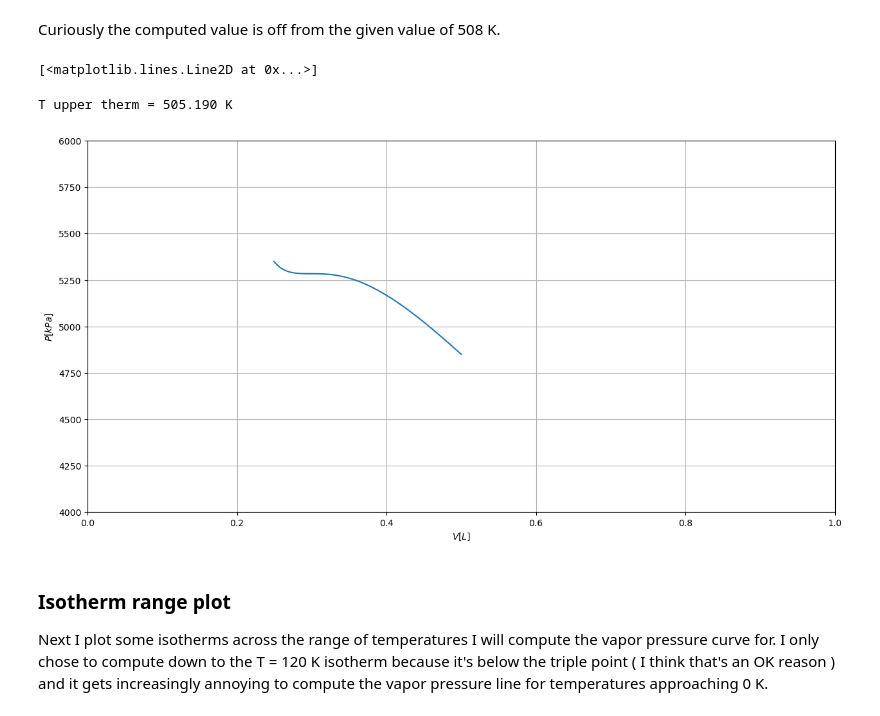
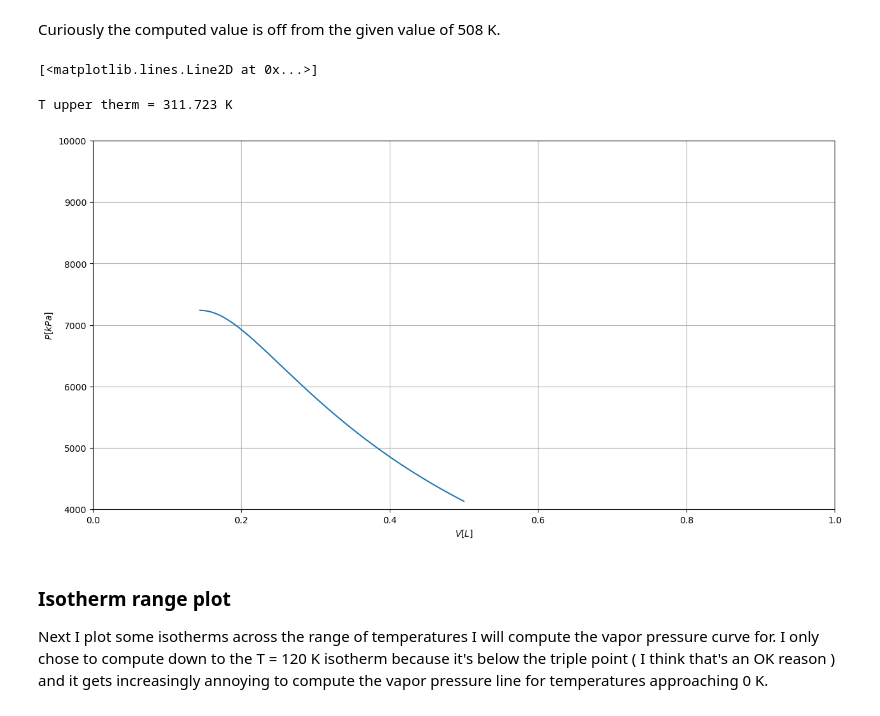
Before and after one commit to knownothingbozo/PHYS-3411, a Jupyter notebook: Van der Waals_integral_search(N02).ipynb, the cells around one changed output. Saved outputs shown, nothing was run; the diff lists cells and outputs as text; code cells hidden in the pictures.

```diff
--- a/Van der Waals_integral_search(N02).ipynb
+++ b/Van der Waals_integral_search(N02).ipynb
@@ -17,12 +17,12 @@ N = 6.022E23
 k = 1.381E-23
 R = N*k
 n = 1
-T = np.linspace(0.2, 10, 2)
+T = np.linspace(10, 500, 5)
 a = 3.832 * 101.325   #NO2
 b = 0.04415
 
 min = n*b+1E-4
-V = np.linspace(min,1E5, 25000000)
+V = np.linspace(min,10, 250000)
 P = np.zeros((T.size,V.size))
 def P_(V,T): return (n*R*T)/(V-n*b) - (a*n**2)/V**2
 for i in range(T.size):
@@ -40,5 +43,5 @@ for i in range(T.size):
 # %%
-i = 0
+i = 2
 G = -n*R*T[i]*np.log(V-n*b)+((n**2*R*T[i]*b)/(V-n*b))-((2*a*n**2)/V)
 # %%
 fig = plt.figure(figsize=(15,7.5))
@@ -51,7 +54,7 @@ ax0.plot(P[i], G)
 # %% [markdown]
 ## Find upper iostherm
 # %%
-T = np.linspace(450, 600, 5)
+T = np.linspace(310, 320, 5)
 
 min = n*b+1E-4
 V = np.linspace(min, 0.5, 25000)
@@ -61,7 +64,7 @@ for i in range(T.size):
     P[i] = P_(V, T[i])
 
 fig = plt.figure(figsize=(15,7.5))
-ax0 = fig.add_subplot(1, 1, 1, xlabel='$V [L]$', ylabel='$P [kPa]$', ylim=(0, 20000), xlim=(0, 1))
+ax0 = fig.add_subplot(1, 1, 1, xlabel='$V [L]$', ylabel='$P [kPa]$', ylim=(5000, 10000), xlim=(0.05, 0.2))
 ax0.grid()
 for i in range(T.size):
     ax0.plot(V, P[i,:])
@@ -78,7 +81,7 @@ Focusing in on the highest isotherm for which there is only one point of inflect
 # %%
 min = n*b+1E-4
-T = np.linspace(500, 510, 500)
-V = np.linspace(min+0.15, 0.5, 25000)
+T = np.linspace(310, 320, 500)
+V = np.linspace(min+0.1, 0.5, 2500000)
 for i in range(T.size):               ### HERE I'M TAKING THE HIGHEST ISOTHERM WITH ONLY ONE FIRST DERIVATIVE ZERO
     P = P_(V, T[i])                   ### BY NUMERICALLY SEARCHING FOR A SET OF TWO POINTS WHERE DP/DV < 0
     d = 0
@@ -92,14 +95,14 @@ for i in range(T.size):               ### HERE I'M TAKING THE HIGHEST ISOTHERM W
 Curiously the computed value is off from the given value of 508 K.
 # %%
 fig = plt.figure(figsize=(15,7.5))
-ax0 = fig.add_subplot(1, 1, 1, xlabel='$V [L]$', ylabel='$P [kPa]$', ylim=(4000, 6000), xlim=(0, 1))
+ax0 = fig.add_subplot(1, 1, 1, xlabel='$V [L]$', ylabel='$P [kPa]$', ylim=(4000, 10000), xlim=(0, 1))
 ax0.grid()
 ax0.plot(V, P)
 print ('T upper therm = {0:0.3f} K'.format(T_upper))
 # %% [output]
 [<matplotlib.lines.Line2D at 0x...>]
-T upper therm = 505.190 K
+T upper therm = 311.723 K
-[figure, old version]
+[figure, new version]
 # %% [markdown]
 ### Isotherm range plot
 Next I plot some isotherms across the range of temperatures I will compute the vapor pressure curve for. I only chose to compute down to the T = 120 K isotherm because it's below the triple point ( I think that's an OK reason ) and it gets increasingly annoying to compute the vapor pressure line for temperatures approaching 0 K.
```
Also changed, not shown: parts of 11 cells of this notebook.
